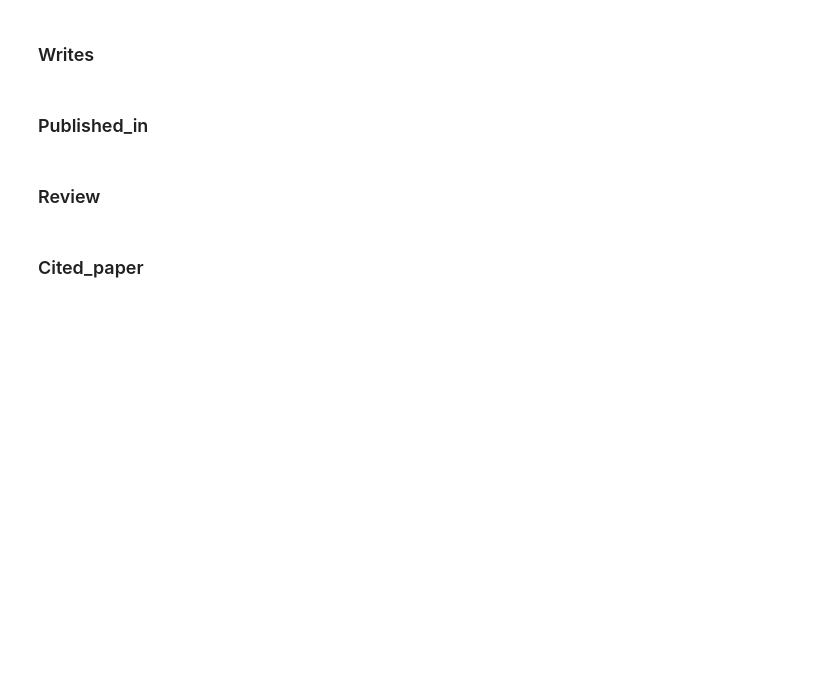
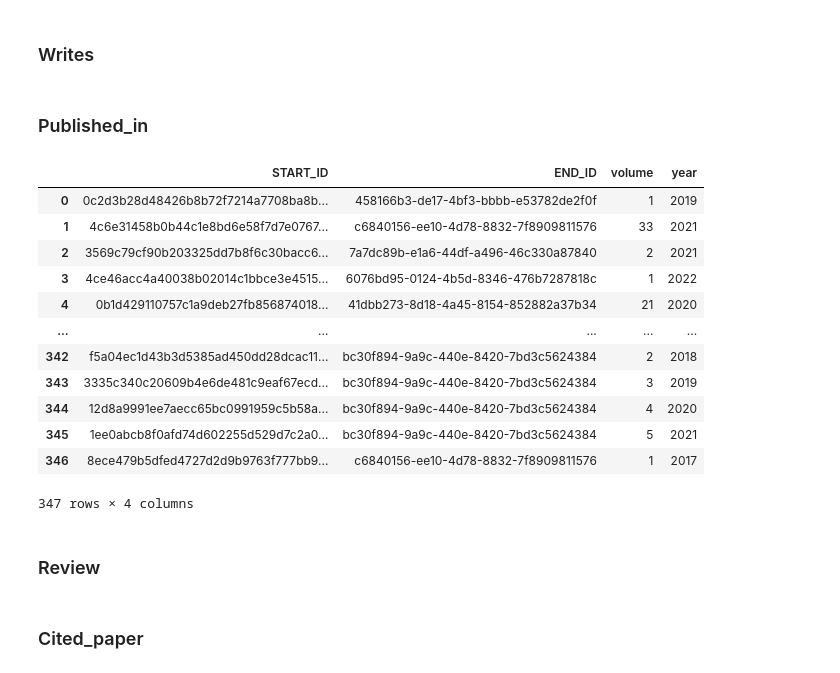
Before and after one commit to Nilsvanesostos/SDM---KnowledgeGraphs, a Jupyter notebook: BDMA11H-B-[VAN ES OSTOS+GARCIA MORILLO].ipynb, the cells around one changed output. Drawn from its saved outputs; the diff is of its cells as text; code cells hidden in the pictures; blank space fills up the shorter version.

```diff
--- a/BDMA11H-B-[VAN ES OSTOS+GARCIA MORILLO].ipynb
+++ b/BDMA11H-B-[VAN ES OSTOS+GARCIA MORILLO].ipynb
@@ -222,19 +232,19 @@ import random
 dtype_semantics = {'ID': str}
 dtype_relations = {'START_ID': str,'END_ID': str}
 
-reviews_df = pd.read_csv("data/author_review_papers.csv", dtype=dtype_relations)
-writes_df = pd.read_csv('data/author_writes_papers.csv', dtype=dtype_relations)
-author_df = pd.read_csv('data/authors_semantics.csv', dtype=dtype_semantics)
-part_of_df = pd.read_csv('data/conference_part_of_proceeding.csv', dtype=dtype_relations)
-venue_df = pd.read_csv('data/conference_semantics.csv', dtype=dtype_semantics)
-journal_df = pd.read_csv('data/journal_semantics.csv', dtype=dtype_semantics)
-keywords_df = pd.read_csv('data/keywords_semantics.csv', dtype=dtype_semantics)
-cites_df = pd.read_csv('data/paper_cites_paper.csv', dtype=dtype_relations)
-has_df = pd.read_csv('data/paper_has_keywords.csv', dtype=dtype_semantics)
-presented_in_df = pd.read_csv('data/paper_presented_in_conference.csv', dtype=dtype_relations)
-published_in_df = pd.read_csv('data/paper_published_in_journal.csv', dtype=dtype_relations)
-paper_df = pd.read_csv('data/paper_semantics.csv', dtype=dtype_semantics)
-proceeding_df = pd.read_csv("data/proceeding_semantics.csv", dtype=dtype_relations)
+reviews_df = pd.read_csv("author_review_papers.csv", dtype=dtype_relations)
+writes_df = pd.read_csv('author_writes_papers.csv', dtype=dtype_relations)
+author_df = pd.read_csv('authors_semantics.csv', dtype=dtype_semantics)
+part_of_df = pd.read_csv('conference_part_of_proceeding.csv', dtype=dtype_relations)
+venue_df = pd.read_csv('conference_semantics.csv', dtype=dtype_semantics)
+journal_df = pd.read_csv('journal_semantics.csv', dtype=dtype_semantics)
+keywords_df = pd.read_csv('keywords_semantics.csv', dtype=dtype_semantics)
+cites_df = pd.read_csv('paper_cites_paper.csv', dtype=dtype_relations)
+has_df = pd.read_csv('paper_has_keywords.csv', dtype=dtype_semantics)
+presented_in_df = pd.read_csv('paper_presented_in_conference.csv', dtype=dtype_relations)
+published_in_df = pd.read_csv('paper_published_in_journal.csv', dtype=dtype_relations)
+paper_df = pd.read_csv('paper_semantics.csv', dtype=dtype_semantics)
+proceeding_df = pd.read_csv("proceeding_semantics.csv", dtype=dtype_relations)
 # %% [markdown]
 Since there is some features that our data is missing let's add them now. It can be seen that the data only contains conferences, that is because all the events has been classified as conference. Let's divide them into either conference or workshop. In addition, we will add a conference chair.
 # %%
@@ -336,6 +346,22 @@ for index,row in writes_df.iterrows():
     g.add((LAB.writes+"/"+(str(row['START_ID'])+str(row['END_ID'])),LAB.is_corresponding_author, Literal(row['corresponding_author'], datatype=XSD.string)))
 # %% [markdown]
 ### Published_in
+# %%
+published_in_df
+# %% [output]
+|  | START_ID | END_ID | volume | year |
+| 0 | 0c2d3b28d48426b8b72f7214a7708ba8b... | 458166b3-de17-4bf3-bbbb-e53782de2f0f | 1 | 2019 |
+| 1 | 4c6e31458b0b44c1e8bd6e58f7d7e0767... | c6840156-ee10-4d78-8832-7f8909811576 | 33 | 2021 |
+| 2 | 3569c79cf90b203325dd7b8f6c30bacc6... | 7a7dc89b-e1a6-44df-a496-46c330a87840 | 2 | 2021 |
+| 3 | 4ce46acc4a40038b02014c1bbce3e4515... | 6076bd95-0124-4b5d-8346-476b7287818c | 1 | 2022 |
+| 4 | 0b1d429110757c1a9deb27fb856874018... | 41dbb273-8d18-4a45-8154-852882a37b34 | 21 | 2020 |
+| ... | ... | ... | ... | ... |
+| 342 | f5a04ec1d43b3d5385ad450dd28dcac11... | bc30f894-9a9c-440e-8420-7bd3c5624384 | 2 | 2018 |
+| 343 | 3335c340c20609b4e6de481c9eaf67ecd... | bc30f894-9a9c-440e-8420-7bd3c5624384 | 3 | 2019 |
+| 344 | 12d8a9991ee7aecc65bc0991959c5b58a... | bc30f894-9a9c-440e-8420-7bd3c5624384 | 4 | 2020 |
+| 345 | 1ee0abcb8f0afd74d602255d529d7c2a0... | bc30f894-9a9c-440e-8420-7bd3c5624384 | 5 | 2021 |
+| 346 | 8ece479b5dfed4727d2d9b9763f777bb9... | c6840156-ee10-4d78-8832-7f8909811576 | 1 | 2017 |
+347 rows × 4 columns
 # %%
 for index,row in published_in_df.iterrows():
     # Connect with the element
```
Also changed, not shown: parts of 20 cells of this notebook.
